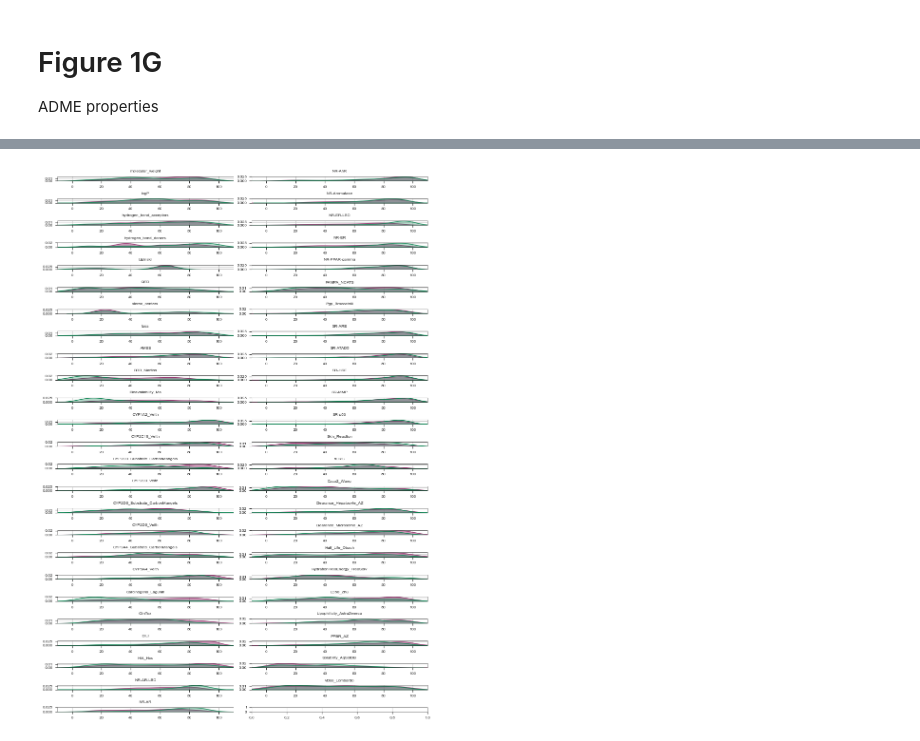
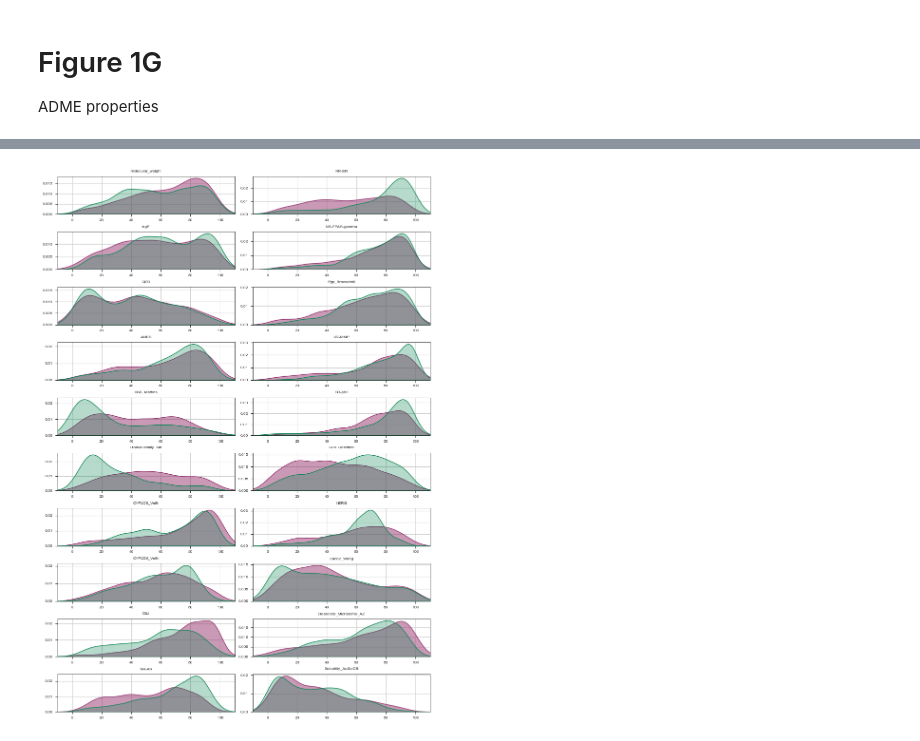
Before and after one commit to ersilia-os/sars-cov-2-chemspace, a Jupyter notebook: notebooks/02_ChemicalSpaceExploration.ipynb, the cells around one changed output, grey strips where cells are left out. Saved outputs shown, nothing was run; the diff lists cells and outputs as text; code cells hidden in the pictures.

```diff
--- a/notebooks/02_ChemicalSpaceExploration.ipynb
+++ b/notebooks/02_ChemicalSpaceExploration.ipynb
@@ -246,6 +247,11 @@ len(cols_plot)
 # %%
 import seaborn as sns
 
-sns.kdeplot(df[df["category"]=="natural"]["molecular_weight_drugbank_approved_percentile"], alpha = 0.7, color = npc, fill=True)
-sns.kdeplot(df[df["category"]=="synthetic"]["molecular_weight_drugbank_approved_percentile"], alpha = 0.7, color = spc, fill = True)
+for p in all_props:
+    prop = p + "_drugbank_approved_percentile"
+    fig, ax = plt.subplots(1,1)
+    sns.kdeplot(df[df["category"]=="natural"][prop], alpha = 0.7, color = npc, fill=True)
+    sns.kdeplot(df[df["category"]=="synthetic"][prop], alpha = 0.7, color = spc, fill = True)
+    plt.title(p)
+    plt.savefig(f"../figures/admet_props/{p}.png", dpi=300)
 # %% [output]
@@ -254,18 +271,35 @@ sns.kdeplot(df[df["category"]=="synthetic"]["molecular_weight_drugbank_approved_
+# %%
+selected_props = [
+    "molecular_weight", "logP", "QED",
+    "AMES", "BBB_Martins", "Bioavailability_Ma",
+    "CYP2C9_Veith", "CYP2D6_Veith",
+    "DILI", "NR-AR","NR-ER", "NR-PPAR-gamma",
+    "Pgp_Broccatelli",
+    "SR-MMP", "SR-p53", "Skin_Reaction",
+    "hERG", "Caco2_Wang", "Clearance_Microsome_AZ",
+    "Solubility_AqSolDB"
+]
+print(len(selected_props))
 # %%
+cols_plot = []
+for c in selected_props:
+    cols_plot += [c + "_drugbank_approved_percentile"]
+cols_plot
+
 import matplotlib.pyplot as plt
-fig, axs = plt.subplots(25,2, figsize=(8.3,11.7))  # A4 size in inches: 11.7 x 8.3 for half A4
+fig, axs = plt.subplots(10,2, figsize=(8.3,11.7))  # A4 size in inches: 11.7 x 8.3 for half A4
 
 # Ensure there are as many axes as columns
 for i, column in enumerate(cols_plot):
-    ax = axs[i % 25, i // 25]  # Determine the position of the subplot
+    ax = axs[i % 10, i // 10]  # Determine the position of the subplot
     sns.kdeplot(df[df["category"] == "synthetic"][column], ax=ax, alpha=0.5, color=spc, fill=True)
     sns.kdeplot(df[df["category"] == "natural"][column], ax=ax, alpha=0.3, color=npc, fill=True)
     ax.set_title(column.replace("_drugbank_approved_percentile", ""))
     ax.set_xlabel('')  # Remove individual x-axis labels for cleaner look
     ax.set_ylabel('')  # Remove individual y-axis labels for cleaner look
     ax.set_xlim(-10,110)
 
 plt.tight_layout()  # Adjust subplots to fit in figure area.
 plt.show()
 # %% [output]
-[figure, old version]
+[figure, new version]
```
Also changed, not shown: parts of 12 cells of this notebook, 58 other files.
